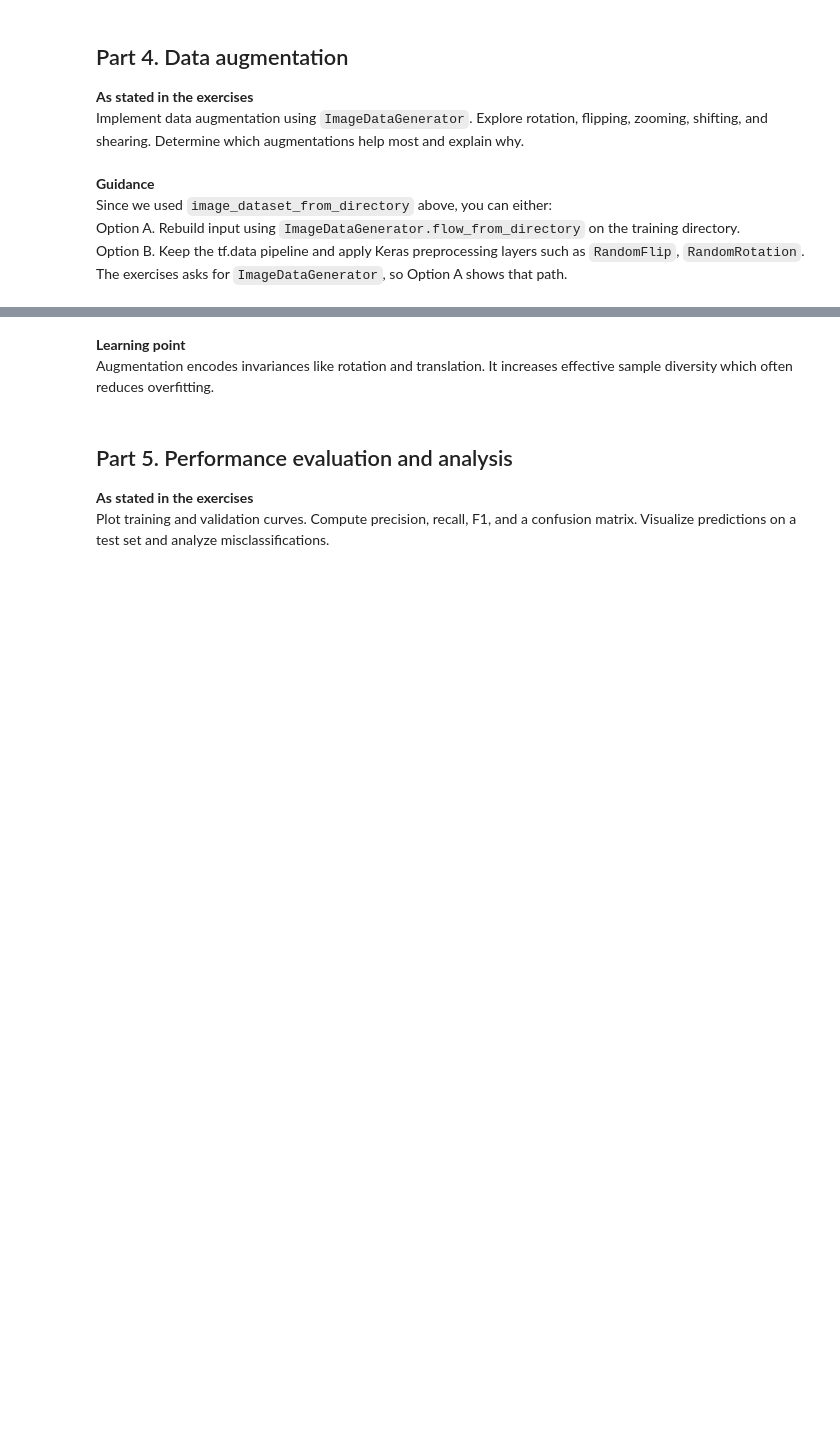
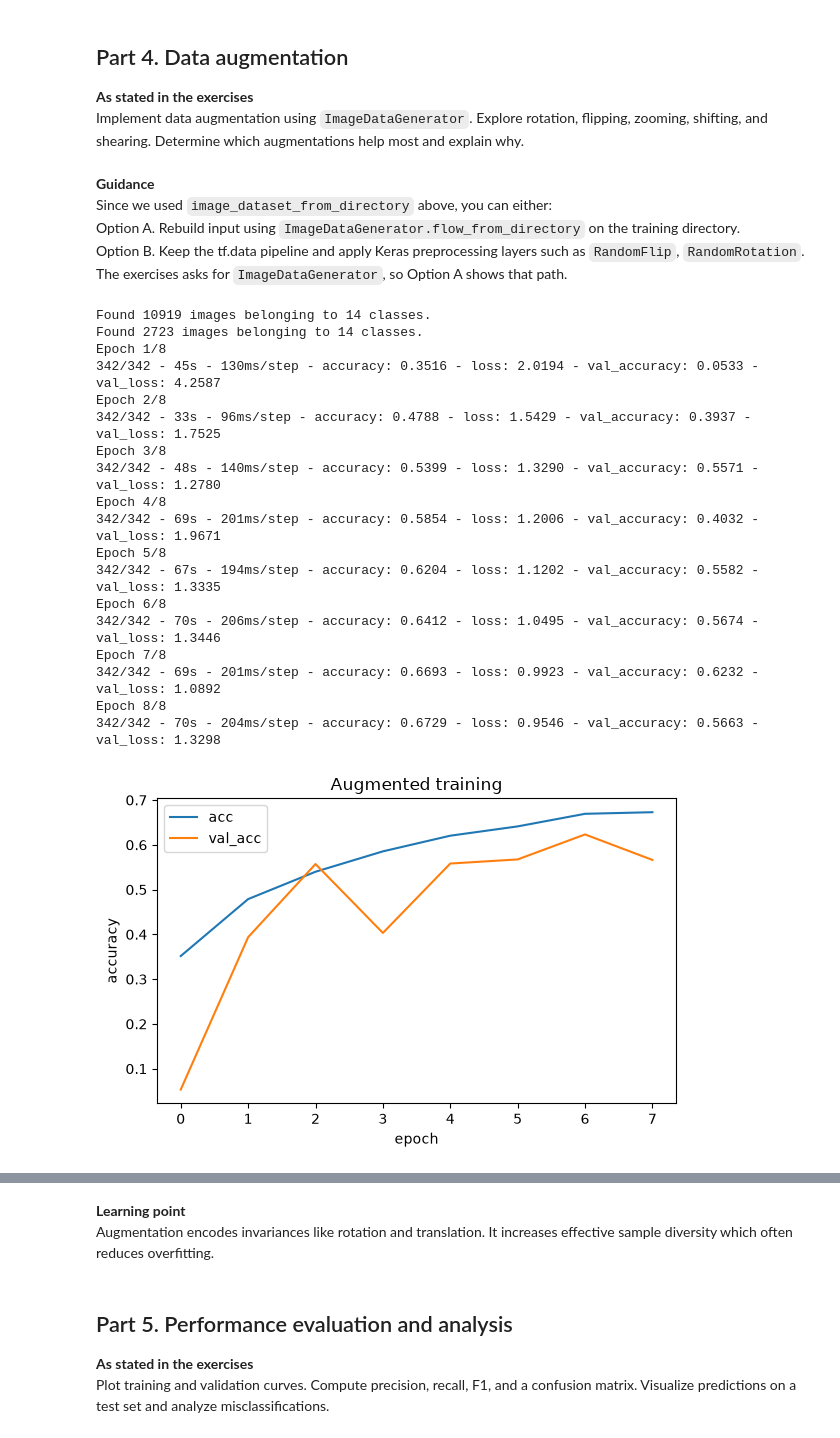
Before and after one commit to olympiomeless/DI_BootCamp_TTA, a Jupyter notebook: Week5/Day3/ExerciceXP/XP_Exercises_Flower_Classification_student.ipynb, the cells around one changed output, grey strips where cells are left out. Cells and saved outputs as stored; diff of their text form; code cells hidden in the pictures; blank space fills up the shorter version.

```diff
--- a/Week5/Day3/ExerciceXP/XP_Exercises_Flower_Classification_student.ipynb
+++ b/Week5/Day3/ExerciceXP/XP_Exercises_Flower_Classification_student.ipynb
@@ -521,26 +574,46 @@ Option A. Rebuild input using `ImageDataGenerator.flow_from_directory` on the tr
 Option B. Keep the tf.data pipeline and apply Keras preprocessing layers such as `RandomFlip`, `RandomRotation`.
 The exercises asks for `ImageDataGenerator`, so Option A shows that path.
 # %%
-# To-Do: build an ImageDataGenerator pipeline (Option A)
-# from keras.preprocessing.image import ImageDataGenerator
-# train_dir = next((p for p in Path(base).iterdir() if p.name.lower()=='train'), None)
-# if train_dir is None:
-#     train_dir = base  # if single root
-# datagen = ImageDataGenerator(
-#     rescale=1./255,
-#     rotation_range=20,
-#     width_shift_range=0.1,
-#     height_shift_range=0.1,
-#     shear_range=0.1,
-#     zoom_range=0.1,
-#     horizontal_flip=True,
-#     fill_mode='nearest',
-#     validation_split=0.2
-# )
-# flow_train = datagen.flow_from_directory(train_dir, target_size=IMG_SIZE, batch_size=BATCH_SIZE,
-#                                         class_mode='sparse', subset='training', seed=SEED)
-# flow_val = datagen.flow_from_directory(train_dir, target_size=IMG_SIZE, batch_size=BATCH_SIZE,
-#                                       class_mode='sparse', subset='validation', seed=SEED)
-# model_aug = build_baseline(num_classes)  # or your variant
-# hist_aug = model_aug.fit(flow_train, validation_data=flow_val, epochs=8, verbose=2)
-# plot_curves(hist_aug, title='Augmented training')
+from tensorflow.keras.preprocessing.image import ImageDataGenerator
+from pathlib import Path # Added this import
+train_dir = next((p for p in Path(base).iterdir() if p.name.lower()=='train'), None)
+if train_dir is None:
+    train_dir = base  # if single root
+datagen = ImageDataGenerator(
+    rescale=1./255,
+    rotation_range=20,
+    width_shift_range=0.1,
+    height_shift_range=0.1,
+    shear_range=0.1,
+    zoom_range=0.1,
+    horizontal_flip=True,
+    fill_mode='nearest',
+    validation_split=0.2
+)
+flow_train = datagen.flow_from_directory(train_dir, target_size=IMG_SIZE, batch_size=BATCH_SIZE,
+                                        class_mode='sparse', subset='training', seed=SEED)
+flow_val = datagen.flow_from_directory(train_dir, target_size=IMG_SIZE, batch_size=BATCH_SIZE,
+                                      class_mode='sparse', subset='validation', seed=SEED)
+model_aug = build_variant(num_classes)  # Using the improved variant model
+hist_aug = model_aug.fit(flow_train, validation_data=flow_val, epochs=8, verbose=2)
+plot_curves(hist_aug, title='Augmented training')
+# %% [output]
+Found 10919 images belonging to 14 classes.
+Found 2723 images belonging to 14 classes.
+Epoch 1/8
+342/342 - 45s - 130ms/step - accuracy: 0.3516 - loss: 2.0194 - val_accuracy: 0.0533 - val_loss: 4.2587
+Epoch 2/8
+342/342 - 33s - 96ms/step - accuracy: 0.4788 - loss: 1.5429 - val_accuracy: 0.3937 - val_loss: 1.7525
+Epoch 3/8
+342/342 - 48s - 140ms/step - accuracy: 0.5399 - loss: 1.3290 - val_accuracy: 0.5571 - val_loss: 1.2780
+Epoch 4/8
+342/342 - 69s - 201ms/step - accuracy: 0.5854 - loss: 1.2006 - val_accuracy: 0.4032 - val_loss: 1.9671
+Epoch 5/8
+342/342 - 67s - 194ms/step - accuracy: 0.6204 - loss: 1.1202 - val_accuracy: 0.5582 - val_loss: 1.3335
+Epoch 6/8
+342/342 - 70s - 206ms/step - accuracy: 0.6412 - loss: 1.0495 - val_accuracy: 0.5674 - val_loss: 1.3446
+Epoch 7/8
+342/342 - 69s - 201ms/step - accuracy: 0.6693 - loss: 0.9923 - val_accuracy: 0.6232 - val_loss: 1.0892
+Epoch 8/8
+342/342 - 70s - 204ms/step - accuracy: 0.6729 - loss: 0.9546 - val_accuracy: 0.5663 - val_loss: 1.3298
+[figure, added]
```
Also changed, not shown: parts of 8 cells of this notebook, 5 other files.
